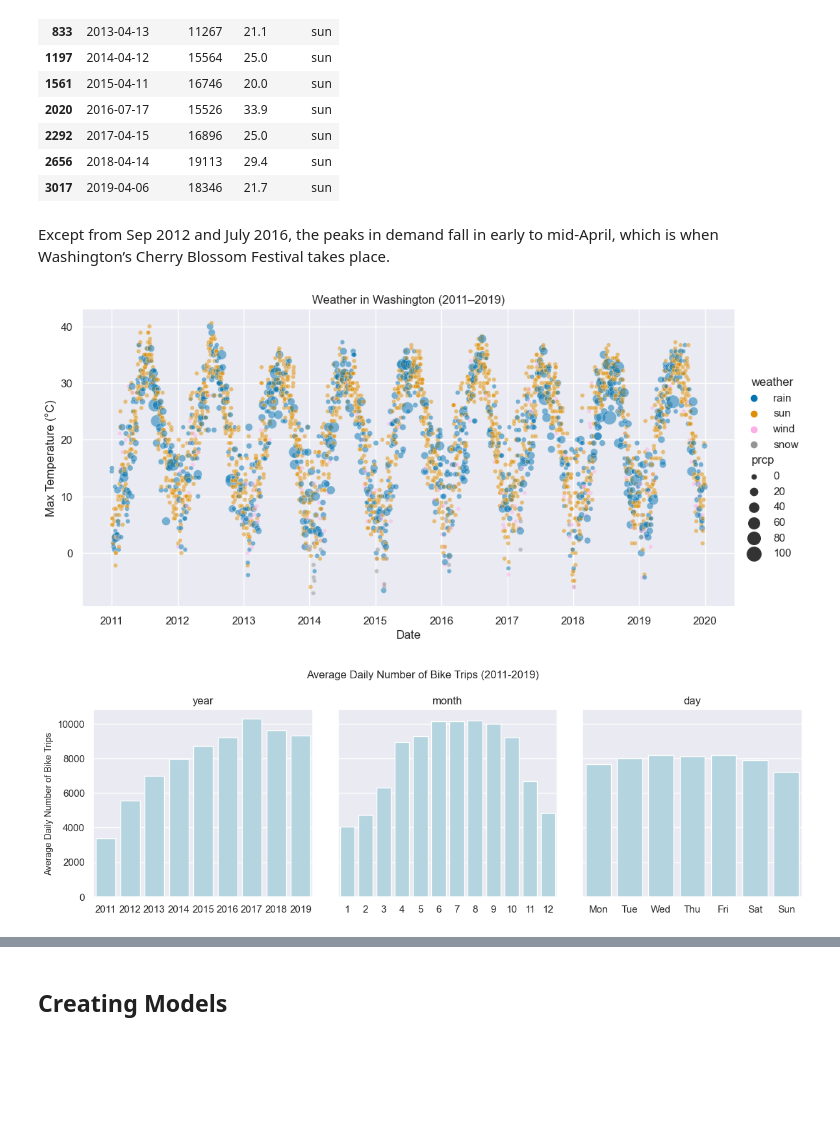
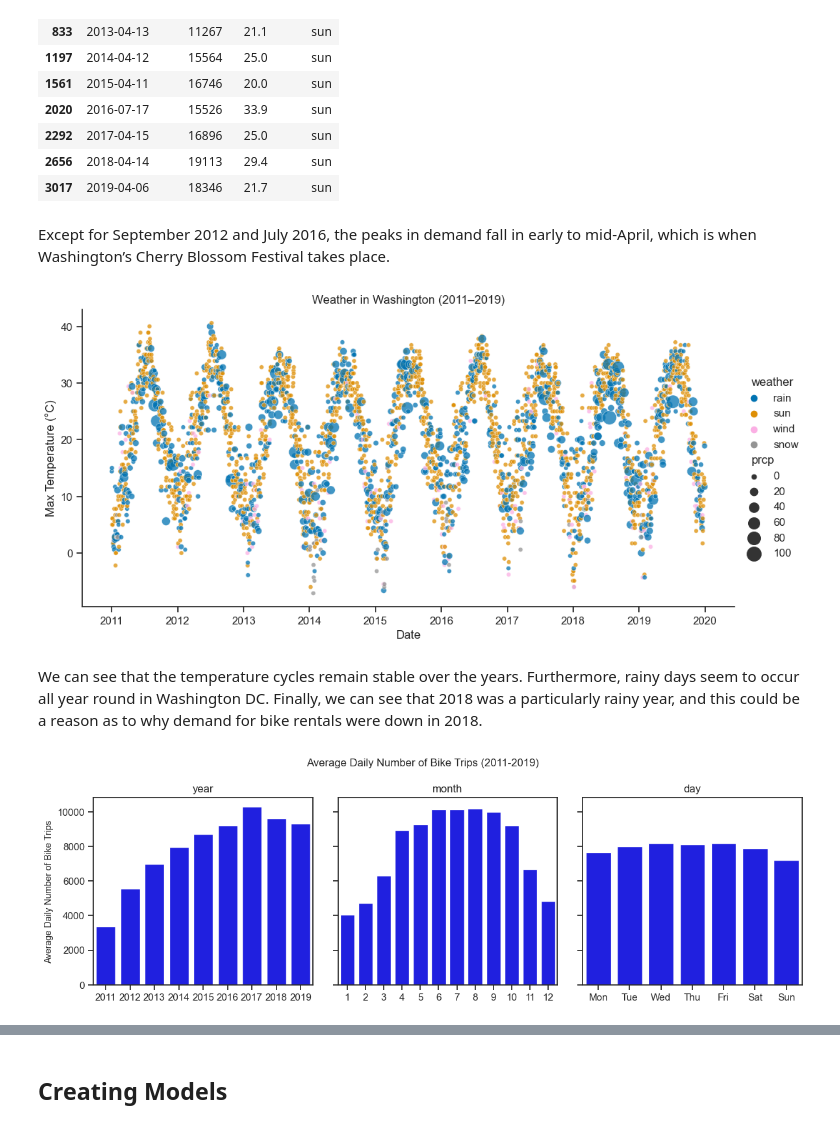
Before and after one commit to sbuenker/bike_sharing_wa-dc, a Jupyter notebook: bike_share_demand_prediction.ipynb, the cells around one changed output, grey strips where cells are left out. Saved outputs shown, nothing was run; the diff lists cells and outputs as text; code cells hidden in the pictures; blank space fills up the shorter version.

```diff
--- a/bike_share_demand_prediction.ipynb
+++ b/bike_share_demand_prediction.ipynb
@@ -54,15 +55,17 @@ dc_bikes['weather'] = dc_bikes.apply(lambda x: labeling(x.awnd, x.prcp, x.snow,
 
 Next, we’ll have a look at the distribution of the data.
 # %%
-# Plot Number of Daily Bike Usage (2011-2019)
+# plot daily bike usage (2011-2019)
+sns.set(style='ticks')
 sns.relplot(
     data=dc_bikes,
     x='date',
     y='numbikes',
     height=6,
     aspect=2,
-    #color='blue',
+    color='blue',
     alpha=.7)
+
 plt.xlabel('Date', fontsize=10)
 plt.ylabel('Daily Number of Bike Trips', fontsize=10)
 plt.suptitle('Cyclical Pattern and Seasonality in Bike Trips', fontsize=12)
@@ -70,5 +73,6 @@ plt.xticks(fontsize=10)
 plt.yticks(fontsize=10)
 plt.tight_layout(pad=1)
 plt.show()
-#plt.savefig('images/cyclical-patterns.png')
+
+#plt.savefig('images/cyclical-daily-bikes.png')
 # %% [output]
@@ -89,10 +93,12 @@ dc_bikes.loc[list(dc_bikes.groupby('year').numbikes.idxmax()),['date','numbikes'
 | 2656 | 2018-04-14 | 19113 | 29.4 | sun |
 | 3017 | 2019-04-06 | 18346 | 21.7 | sun |
 # %% [markdown]
-Except from Sep 2012 and July 2016, the peaks in demand fall in early to mid-April, which is when Washington’s Cherry Blossom Festival takes place.
+Except for September 2012 and July 2016, the peaks in demand fall in early to mid-April, which is when Washington’s Cherry Blossom Festival takes place.
 # %%
+# plot max temperature over sample, indicating weather type and precipitation levels
 palette = {'sun':"#de8f05", 'wind':"#fbafe4", 'rain':'#0173b2', 'snow':"#949494"}
 
+sns.set(style='ticks')
 sns.relplot(
     data=dc_bikes,
     x="date",
@@ -102,14 +108,17 @@ sns.relplot(
     hue='weather',
     palette=palette,
     aspect=2,
-    alpha=.5
+    alpha=.75
 )
 
 plt.xlabel("Date")
 plt.ylabel("Max Temperature (°C)")
 plt.title("Weather in Washington (2011–2019)")
+plt.show()
 
-plt.show();
+#plt.savefig('images/cyclical-weather.png')
 # %% [output]
-[figure, old version]
+[figure, new version]
+# %% [markdown]
+We can see that the temperature cycles remain stable over the years. Furthermore, rainy days seem to occur all year round in Washington DC. Finally, we can see that 2018 was a particularly rainy year, and this could be a reason as to why demand for bike rentals were down in 2018.
 # %%
@@ -122,26 +129,28 @@ avg_bikes_week = dc_bikes.groupby('week')['numbikes'].mean().reset_index()
 avg_bikes_day = dc_bikes.groupby('dayofweek')['numbikes'].mean().reset_index()
 avg_bikes_day = avg_bikes_day.rename({'dayofweek': 'day'}, axis=1)
 # %%
-# Average Daily Number of Bike Trips by Year (2011-2019)
+# average daily number of bike trips (2011-2019)
+sns.set(style='ticks')
 fig, ax = plt.subplots(1,3, figsize=(12,4), sharey=True)
 fig.suptitle('Average Daily Number of Bike Trips (2011-2019)', fontsize=12)
 avg_bikes_df = [avg_bikes_year, avg_bikes_month, avg_bikes_day]
 count = 0
 for item in avg_bikes_df:
     sns.barplot(data=item,
                 x=item.iloc[:,0],
                 y='numbikes',
                 ax=ax[count],
-                color='lightblue').set(title=f'{item.columns[0]}', xlabel='')
+                color='blue').set(title=f'{item.columns[0]}', xlabel='')
     count += 1
 fig.tight_layout(pad=1)
 
-# Some axis customization on graph
+# some axis customization on graph
 ax[0].set_ylabel('Average Daily Number of Bike Trips', fontsize=10)
 ax[1].set_ylabel('')
 ax[2].set_ylabel('')
 ax[2].set_xticklabels(['Mon', 'Tue', 'Wed', 'Thu', 'Fri', 'Sat', 'Sun'])
+plt.show()
 
-plt.show()
+#plt.savefig('images/avg-num-trips.png')
 # %% [output]
-[figure, old version]
+[figure, new version]
```
Also changed, not shown: parts of 31 cells of this notebook, 13 other files.
